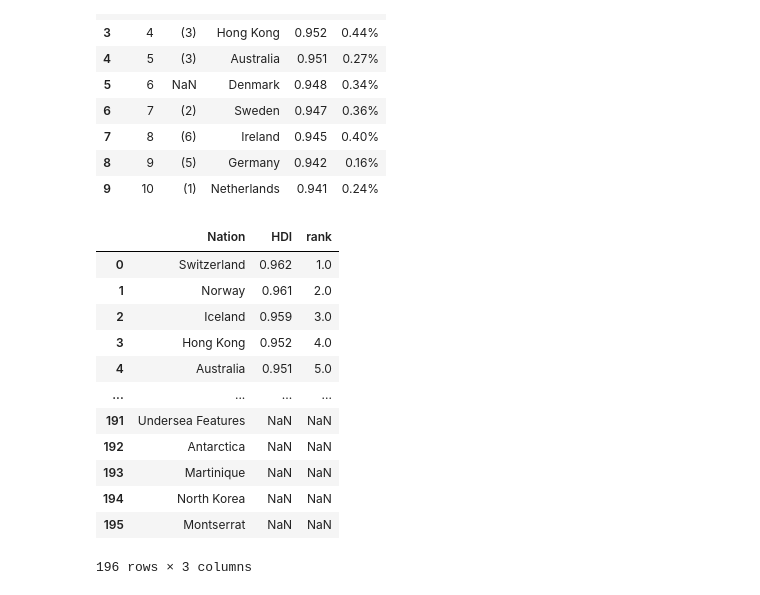
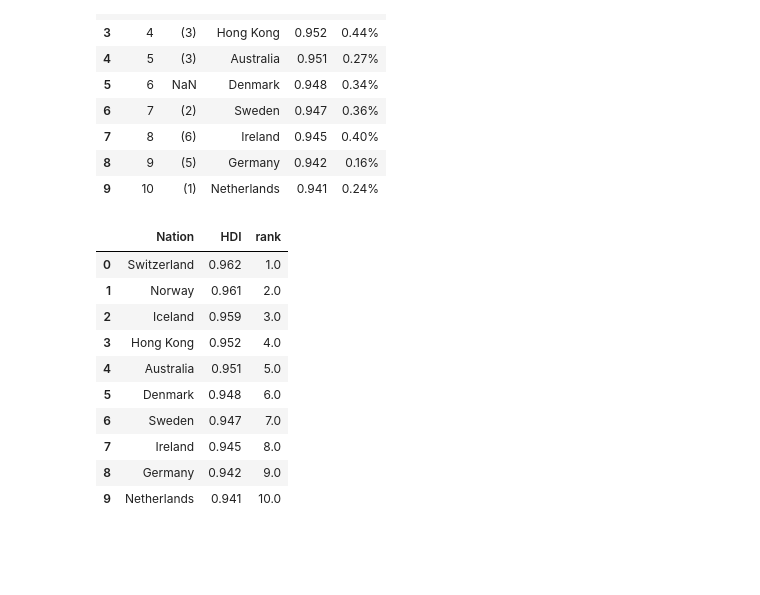
Before and after one commit to Andrew-Hong1/Project-3-Group-4, a Jupyter notebook: scrape_pandas_table.ipynb, the cells around one changed output. Saved outputs shown, nothing was run; the diff lists cells and outputs as text; code cells hidden in the pictures; blank space fills up the shorter version.

```diff
--- a/scrape_pandas_table.ipynb
+++ b/scrape_pandas_table.ipynb
@@ -453,20 +447,18 @@ human_development_index_df = human_development_index_df.append(new_row3, ignore_
 human_development_index_df = human_development_index_df.append(new_row4, ignore_index=True)
 human_development_index_df = human_development_index_df.append(new_row5, ignore_index=True)
 # %%
-human_development_index_df.head(200)
+human_development_index_df.head(10)
 # %% [output]
 |  | Nation | HDI | rank |
 | 0 | Switzerland | 0.962 | 1.0 |
 | 1 | Norway | 0.961 | 2.0 |
 | 2 | Iceland | 0.959 | 3.0 |
 | 3 | Hong Kong | 0.952 | 4.0 |
 | 4 | Australia | 0.951 | 5.0 |
-| ... | ... | ... | ... |
-| 191 | Undersea Features | NaN | NaN |
-| 192 | Antarctica | NaN | NaN |
-| 193 | Martinique | NaN | NaN |
-| 194 | North Korea | NaN | NaN |
-| 195 | Montserrat | NaN | NaN |
+| 5 | Denmark | 0.948 | 6.0 |
+| 6 | Sweden | 0.947 | 7.0 |
+| 7 | Ireland | 0.945 | 8.0 |
+| 8 | Germany | 0.942 | 9.0 |
+| 9 | Netherlands | 0.941 | 10.0 |
-196 rows × 3 columns
 # %%
 human_development_index_df.to_csv('Output/human_development_index.csv', index=False, encoding='utf-8')
```
Also changed, not shown: parts of 1 cell of this notebook, 7 other files.
